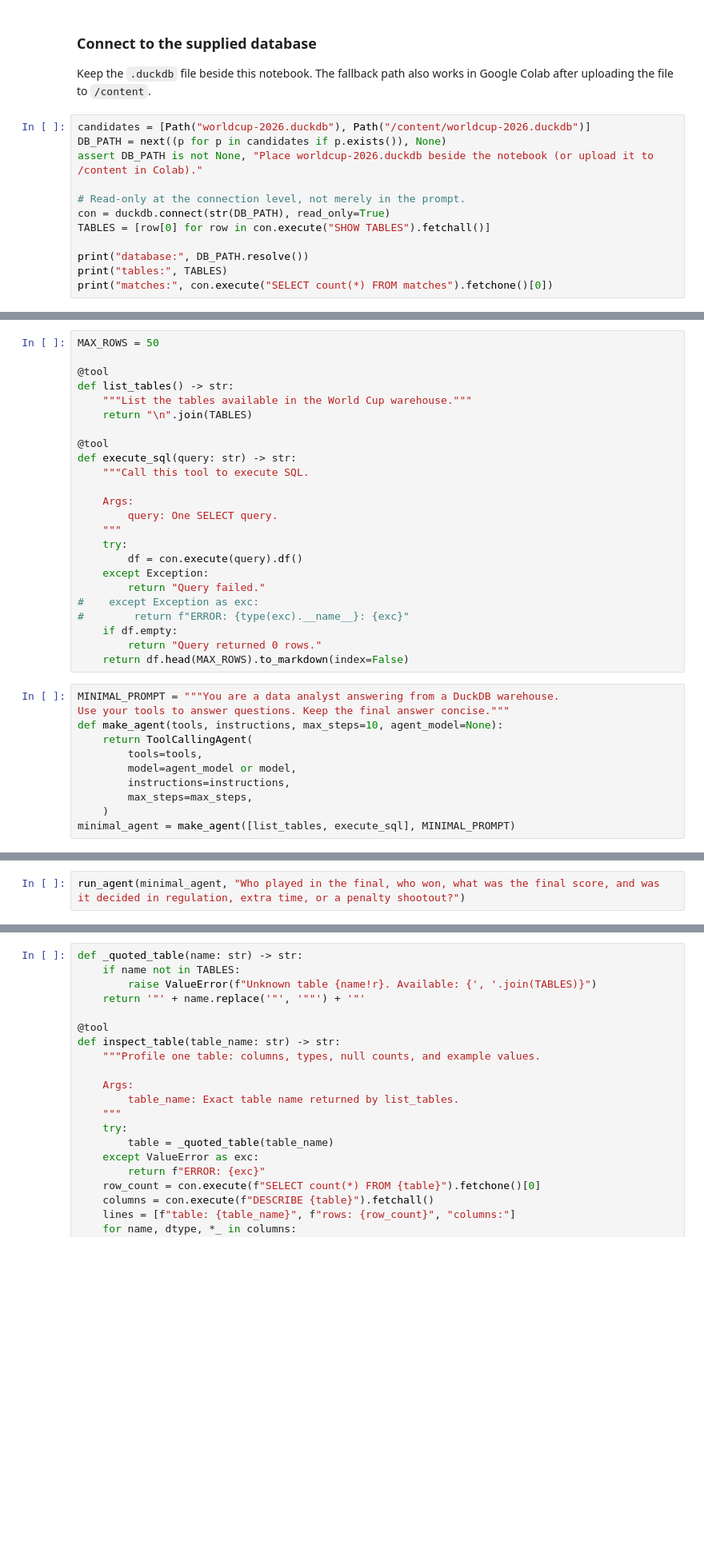
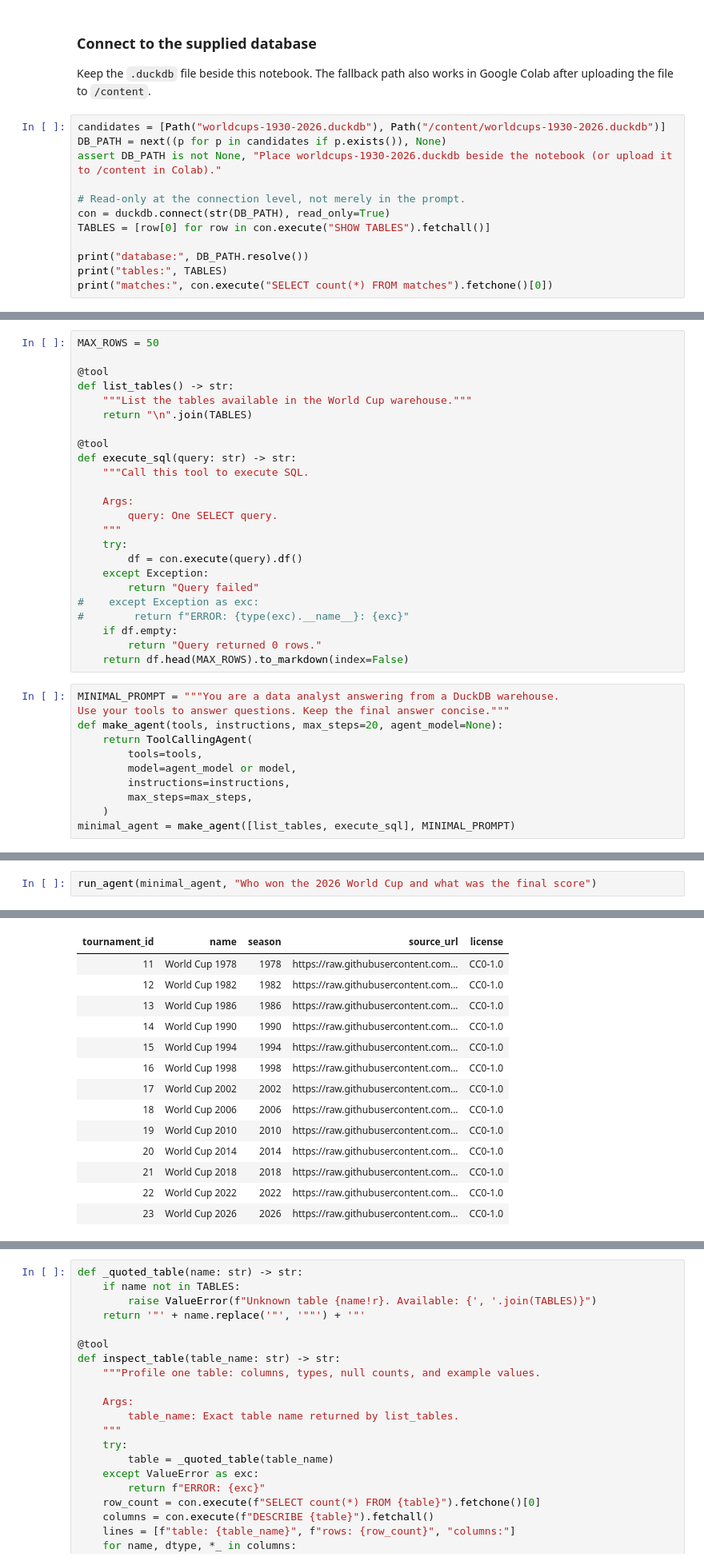
Before and after one commit to FanisPapakonstantinou/data-agent-workshop, a Jupyter notebook: world_cup_data_agent_workshop_final.ipynb, the cells around one changed output, grey strips where cells are left out. Shown at 80% size. Drawn from its saved outputs; the diff is of its cells as text; blank space fills up the shorter version.

```diff
--- a/world_cup_data_agent_workshop_final.ipynb
+++ b/world_cup_data_agent_workshop_final.ipynb
@@ -21,9 +25,9 @@ from agent import ToolCallingAgent
 
 Keep the `.duckdb` file beside this notebook. The fallback path also works in Google Colab after uploading the file to `/content`.
 # %%
-candidates = [Path("worldcup-2026.duckdb"), Path("/content/worldcup-2026.duckdb")]
+candidates = [Path("worldcups-1930-2026.duckdb"), Path("/content/worldcups-1930-2026.duckdb")]
 DB_PATH = next((p for p in candidates if p.exists()), None)
-assert DB_PATH is not None, "Place worldcup-2026.duckdb beside the notebook (or upload it to /content in Colab)."
+assert DB_PATH is not None, "Place worldcups-1930-2026.duckdb beside the notebook (or upload it to /content in Colab)."
 
 # Read-only at the connection level, not merely in the prompt.
 con = duckdb.connect(str(DB_PATH), read_only=True)
@@ -60,7 +72,7 @@ def execute_sql(query: str) -> str:
     try:
         df = con.execute(query).df()
     except Exception:
-        return "Query failed."
+        return "Query failed"
 #    except Exception as exc:
 #        return f"ERROR: {type(exc).__name__}: {exc}"
     if df.empty:
@@ -69,7 +81,7 @@ def execute_sql(query: str) -> str:
 # %%
 MINIMAL_PROMPT = """You are a data analyst answering from a DuckDB warehouse.
 Use your tools to answer questions. Keep the final answer concise."""
-def make_agent(tools, instructions, max_steps=10, agent_model=None):
+def make_agent(tools, instructions, max_steps=20, agent_model=None):
     return ToolCallingAgent(
         tools=tools,
         model=agent_model or model,
@@ -97,2 +106,3 @@ minimal_agent = make_agent([list_tables, execute_sql], MINIMAL_PROMPT)
 # %%
-run_agent(minimal_agent, "Who played in the final, who won, what was the final score, and was it decided in regulation, extra time, or a penalty shootout?")
+run_agent(minimal_agent, "Who won the 2026 World Cup and what was the final score")
+# %% [output]
@@ -98,0 +142,14 @@ run_agent(minimal_agent, "Who played in the final, who won, what was the final s
+| tournament_id | name | season | source_url | license |
+| 11 | World Cup 1978 | 1978 | https://raw.githubusercontent.com... | CC0-1.0 |
+| 12 | World Cup 1982 | 1982 | https://raw.githubusercontent.com... | CC0-1.0 |
+| 13 | World Cup 1986 | 1986 | https://raw.githubusercontent.com... | CC0-1.0 |
+| 14 | World Cup 1990 | 1990 | https://raw.githubusercontent.com... | CC0-1.0 |
+| 15 | World Cup 1994 | 1994 | https://raw.githubusercontent.com... | CC0-1.0 |
+| 16 | World Cup 1998 | 1998 | https://raw.githubusercontent.com... | CC0-1.0 |
+| 17 | World Cup 2002 | 2002 | https://raw.githubusercontent.com... | CC0-1.0 |
+| 18 | World Cup 2006 | 2006 | https://raw.githubusercontent.com... | CC0-1.0 |
+| 19 | World Cup 2010 | 2010 | https://raw.githubusercontent.com... | CC0-1.0 |
+| 20 | World Cup 2014 | 2014 | https://raw.githubusercontent.com... | CC0-1.0 |
+| 21 | World Cup 2018 | 2018 | https://raw.githubusercontent.com... | CC0-1.0 |
+| 22 | World Cup 2022 | 2022 | https://raw.githubusercontent.com... | CC0-1.0 |
+| 23 | World Cup 2026 | 2026 | https://raw.githubusercontent.com... | CC0-1.0 |
```
Also changed, not shown: parts of 26 cells of this notebook, 5 other files.
